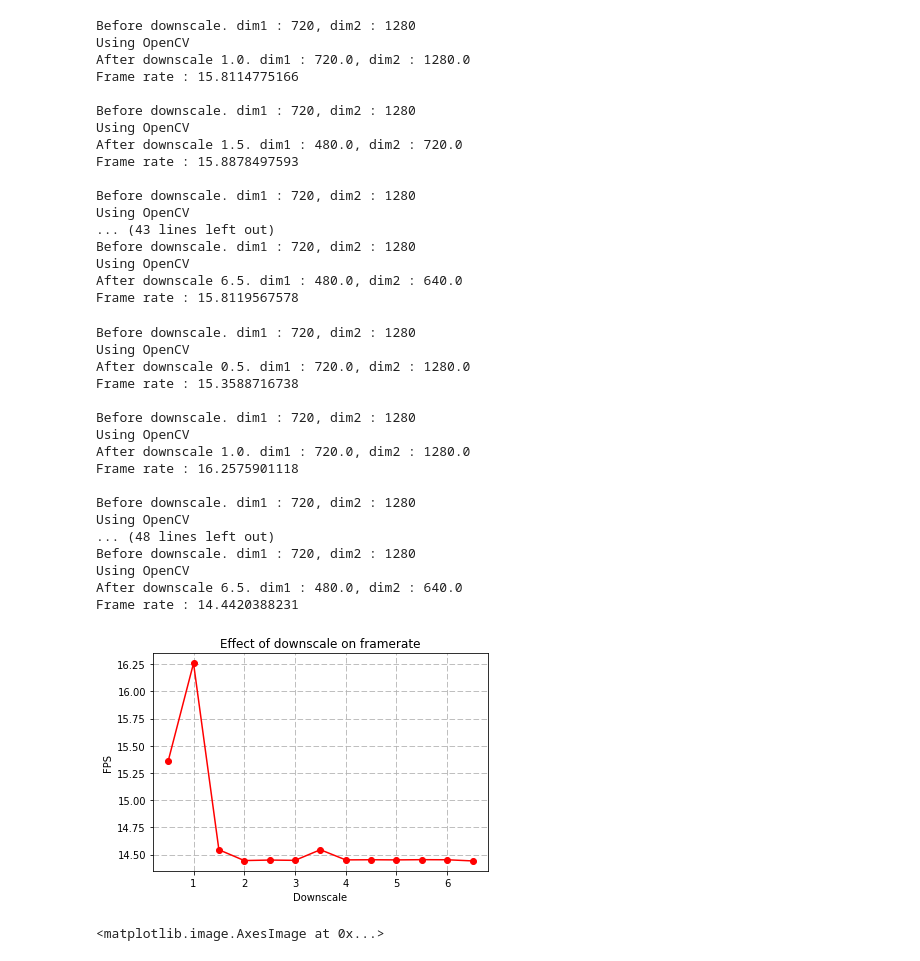
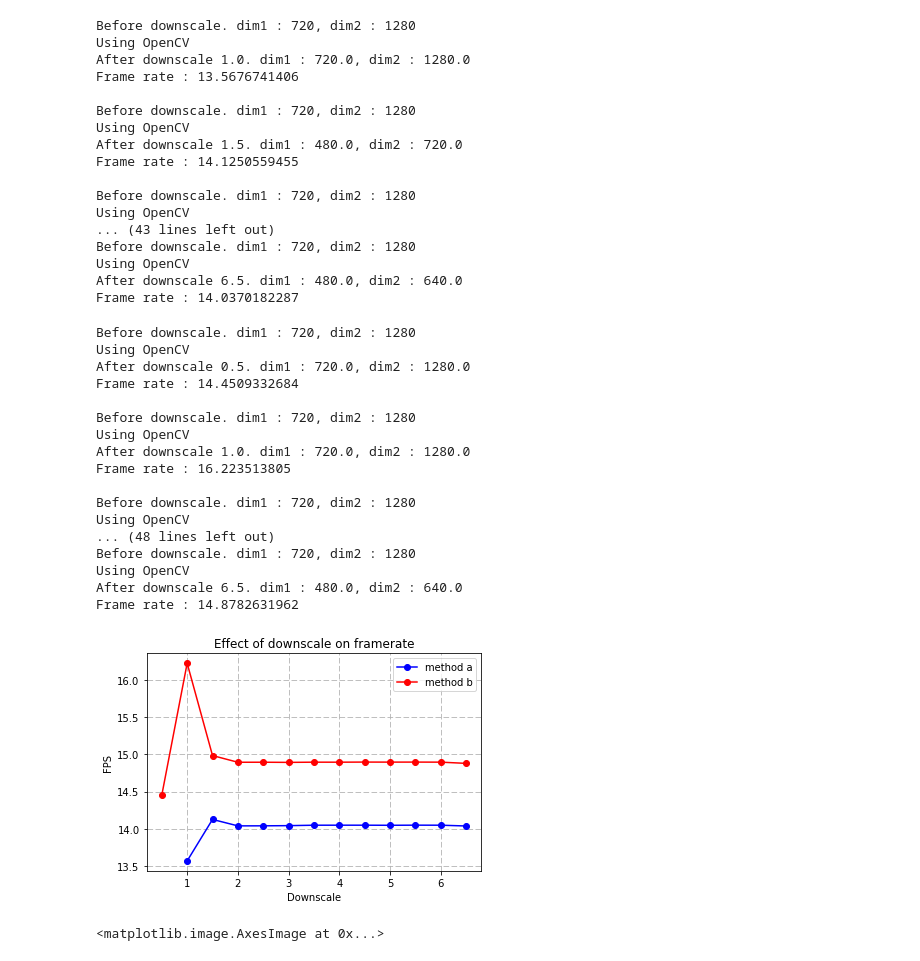
Before and after one commit to pierrealbiges/INT-internship, a Jupyter notebook: 2017-05-02_grabing_frames_with_opencv.ipynb, the cells around one changed output. Cells and saved outputs as stored; diff of their text form; code cells hidden in the pictures.

Commit message:
Updating the framerate plots

```diff
--- a/2017-05-02_grabing_frames_with_opencv.ipynb
+++ b/2017-05-02_grabing_frames_with_opencv.ipynb
@@ -79,6 +79,7 @@ class PhotoReceptor :
 # %%
 '''  Version a : Run the program and calculate the framerate (limit = number of frames recorded) '''
 
+downscales_a, frames_a = [], []
 for ds in np.arange(1,7,0.5):
     Ph = PhotoReceptor(w=1280, h=720, DOWNSCALE = ds)
 
@@ -90,20 +91,23 @@ for ds in np.arange(1,7,0.5):
 
         end = time.time()
         seconds = end - start
+
     Ph.close()
 
     fps = num_frames / seconds
+    frames_a.append(fps)
+    downscales_a.append(ds)
     print ('Frame rate :', fps,'\n')
 # %% [output]
 Before downscale. dim1 : 720, dim2 : 1280
 Using OpenCV
 After downscale 1.0. dim1 : 720.0, dim2 : 1280.0
-Frame rate : 15.8114775166
+Frame rate : 13.5676741406
 
 Before downscale. dim1 : 720, dim2 : 1280
 Using OpenCV
 After downscale 1.5. dim1 : 480.0, dim2 : 720.0
-Frame rate : 15.8878497593
+Frame rate : 14.1250559455
 
 Before downscale. dim1 : 720, dim2 : 1280
 Using OpenCV
@@ -111,11 +115,11 @@ Using OpenCV
 Before downscale. dim1 : 720, dim2 : 1280
 Using OpenCV
 After downscale 6.5. dim1 : 480.0, dim2 : 640.0
-Frame rate : 15.8119567578
+Frame rate : 14.0370182287
 # %%
 ''' Version b : Run the program and calculate the framerate (limit = time recorded) '''
 
-downscales, frames = [], []
+downscales_b, frames_b = [], []
 for ds in np.arange(0.5,7,0.5):
     Ph = PhotoReceptor(w=1280, h=720, DOWNSCALE = ds)
     Rec = True
@@ -136,19 +140,19 @@ for ds in np.arange(0.5,7,0.5):
     Ph.close()
 
     fps = nb_frames / seconds
-    frames.append(fps)
-    downscales.append(ds)
+    frames_b.append(fps)
+    downscales_b.append(ds)
     print ('Frame rate :', fps,'\n')
 # %% [output]
 Before downscale. dim1 : 720, dim2 : 1280
 Using OpenCV
 After downscale 0.5. dim1 : 720.0, dim2 : 1280.0
-Frame rate : 15.3588716738
+Frame rate : 14.4509332684
 
 Before downscale. dim1 : 720, dim2 : 1280
 Using OpenCV
 After downscale 1.0. dim1 : 720.0, dim2 : 1280.0
-Frame rate : 16.2575901118
+Frame rate : 16.223513805
 
 Before downscale. dim1 : 720, dim2 : 1280
 Using OpenCV
@@ -156,16 +160,18 @@ Using OpenCV
 Before downscale. dim1 : 720, dim2 : 1280
 Using OpenCV
 After downscale 6.5. dim1 : 480.0, dim2 : 640.0
-Frame rate : 14.4420388231
+Frame rate : 14.8782631962
 # %%
-plt.plot(downscales, frames, 'r', marker='o')
+plt.plot(downscales_a, frames_a, 'b', marker='o', label='method a')
+plt.plot(downscales_b, frames_b, 'r', marker='o', label='method b')
 plt.grid(linestyle='--')
+plt.legend()
 plt.title('Effect of downscale on framerate')
 plt.xlabel('Downscale')
 plt.ylabel('FPS')
 plt.show()
 # %% [output]
-[figure, old version]
+[figure, new version]
 # %%
 plt.imshow(frame)
 # %% [output]
```
Also changed, not shown: parts of 1 cell of this notebook, 1 other file.
